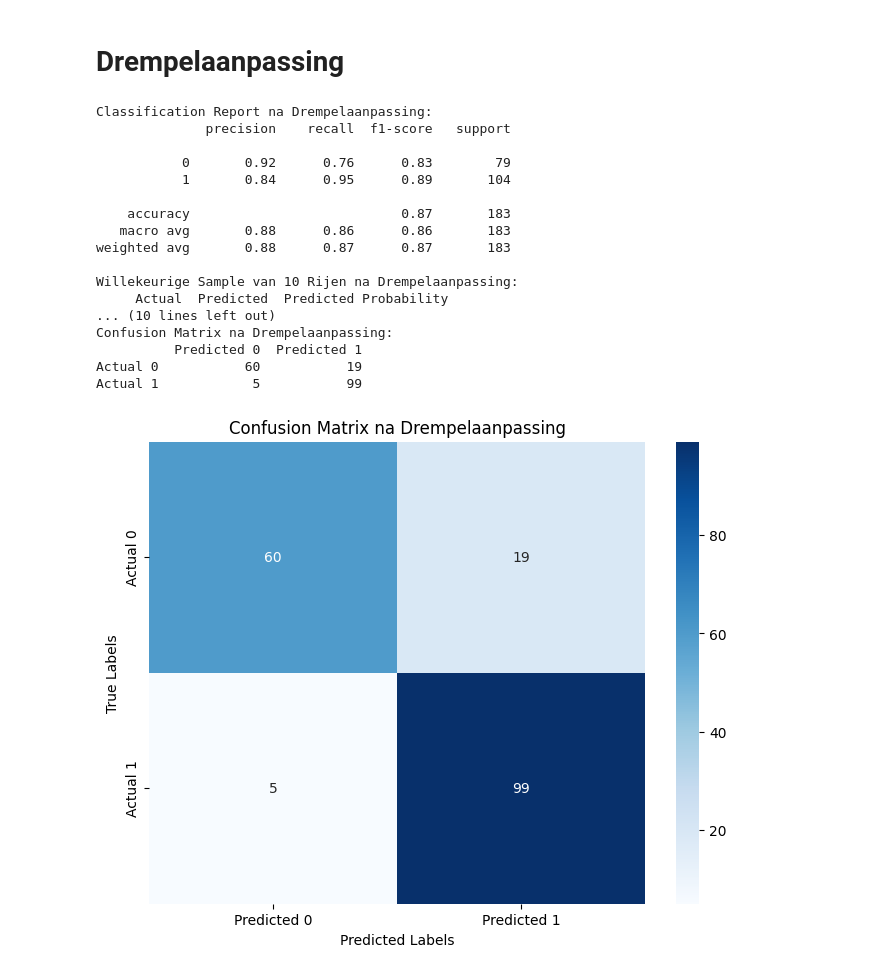
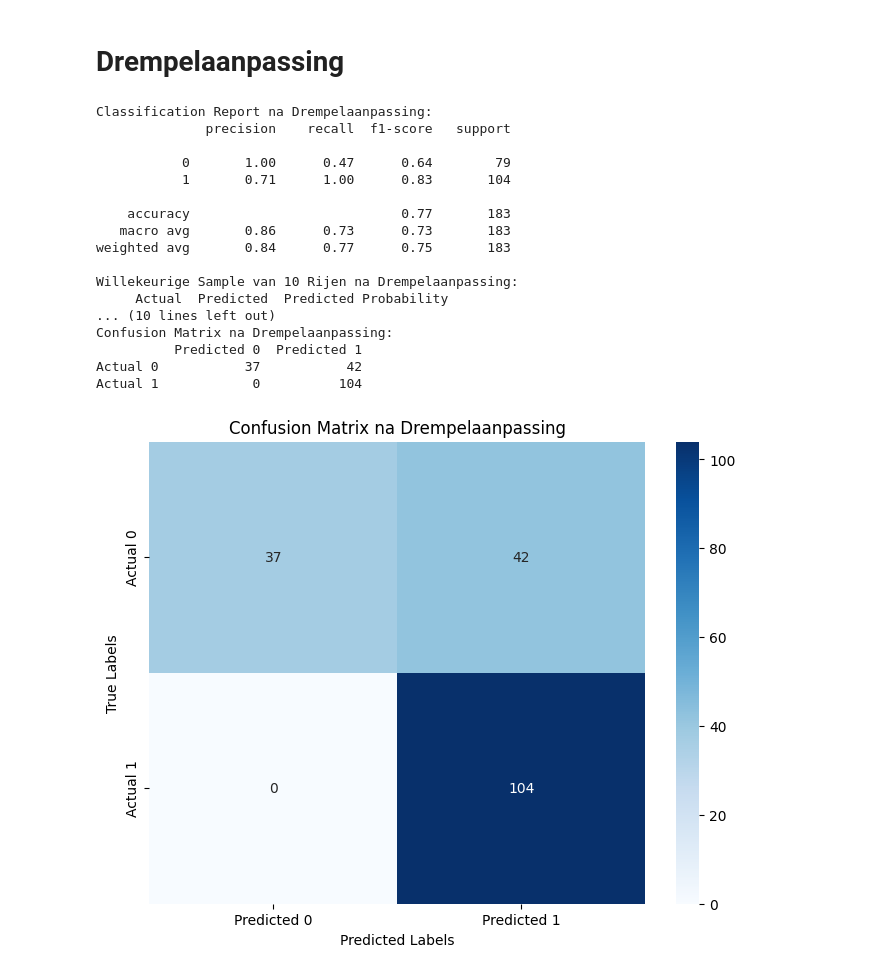
Before and after one commit to leonvsc/heartfailure, a Jupyter notebook: gradientBoosting.ipynb, the cells around one changed output. Drawn from its saved outputs; the diff is of its cells as text; code cells hidden in the pictures.

```diff
--- a/gradientBoosting.ipynb
+++ b/gradientBoosting.ipynb
@@ -313,7 +313,7 @@ plt.show()
 y_pred_proba_best = best_model.predict_proba(X_test)[:, 1]
 
 # Pas de drempel aan (bijv. naar 0.3)
-threshold = 0.3
+threshold = 0.07
 y_pred_adjusted = (y_pred_proba_best >= threshold).astype(int)
 
 # Evalueer de resultaten met de aangepaste drempel
@@ -335,38 +335,38 @@ print("Willekeurige Sample van 10 Rijen na Drempelaanpassing:")
 print(random_sample_adjusted)
 
 # Bereken de confusion matrix
 cm_adjusted = confusion_matrix(y_test, y_pred_adjusted)
 
 # Zet de confusion matrix om in een DataFrame
 cm_df_adjusted = pd.DataFrame(cm_adjusted, index=['Actual 0', 'Actual 1'], columns=['Predicted 0', 'Predicted 1'])
 
 # Print de confusion matrix voor het aangepaste model
 print("Confusion Matrix na Drempelaanpassing:")
 print(cm_df_adjusted)
 
 # Visualiseer de confusion matrix voor het aangepaste model
 plt.figure(figsize=(8, 6))
 sns.heatmap(cm_df_adjusted, annot=True, fmt='d', cmap='Blues')
 plt.title('Confusion Matrix na Drempelaanpassing')
 plt.xlabel('Predicted Labels')
 plt.ylabel('True Labels')
 plt.show()
 # %% [output]
 Classification Report na Drempelaanpassing:
               precision    recall  f1-score   support
 
-           0       0.92      0.76      0.83        79
-           1       0.84      0.95      0.89       104
+           0       1.00      0.47      0.64        79
+           1       0.71      1.00      0.83       104
 
-    accuracy                           0.87       183
-   macro avg       0.88      0.86      0.86       183
-weighted avg       0.88      0.87      0.87       183
+    accuracy                           0.77       183
+   macro avg       0.86      0.73      0.73       183
+weighted avg       0.84      0.77      0.75       183
 
 Willekeurige Sample van 10 Rijen na Drempelaanpassing:
      Actual  Predicted  Predicted Probability
 ... (10 lines left out)
 Confusion Matrix na Drempelaanpassing:
           Predicted 0  Predicted 1
-Actual 0           60           19
-Actual 1            5           99
+Actual 0           37           42
+Actual 1            0          104
-[figure, old version]
+[figure, new version]
```
Also changed, not shown: 1 other file.
